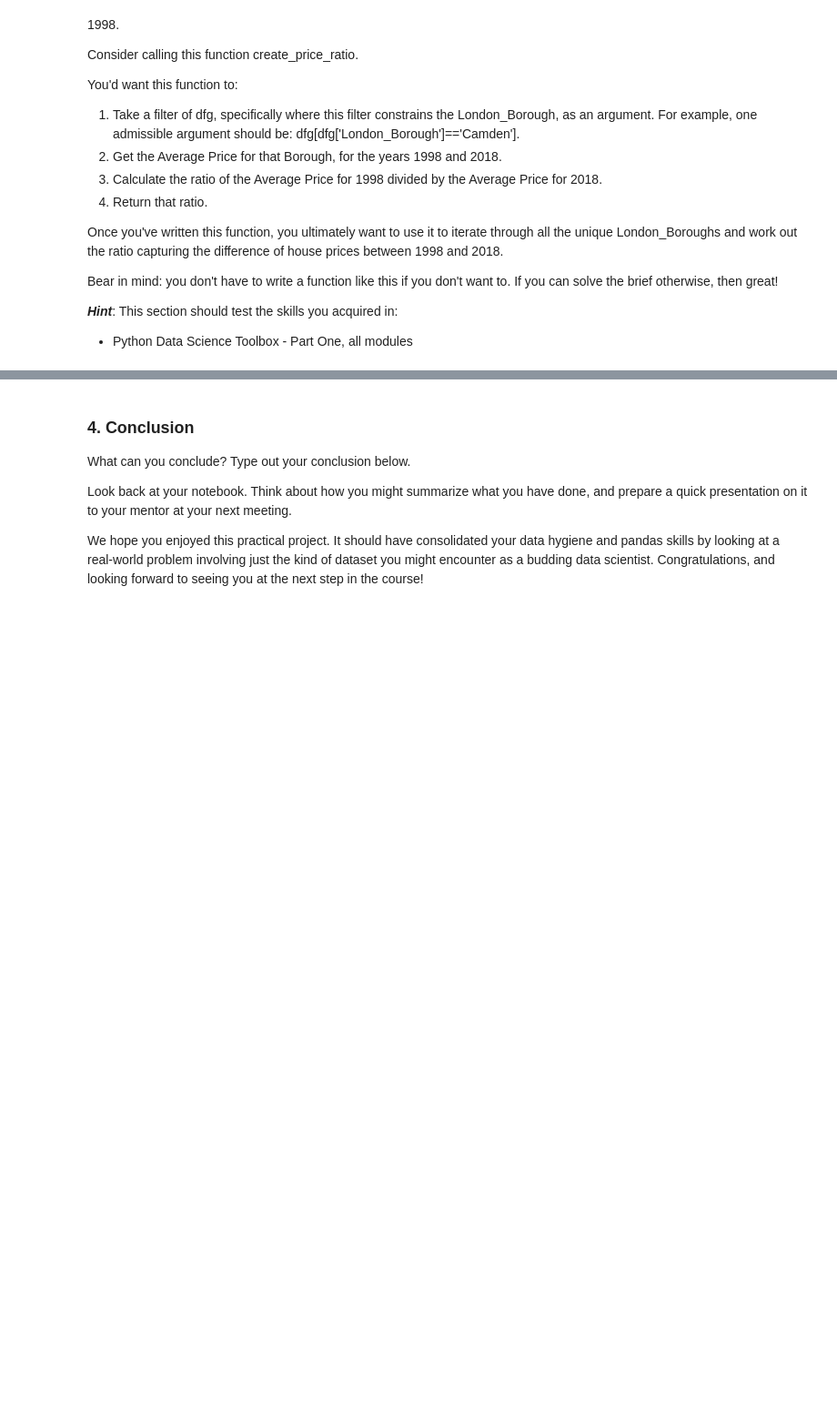
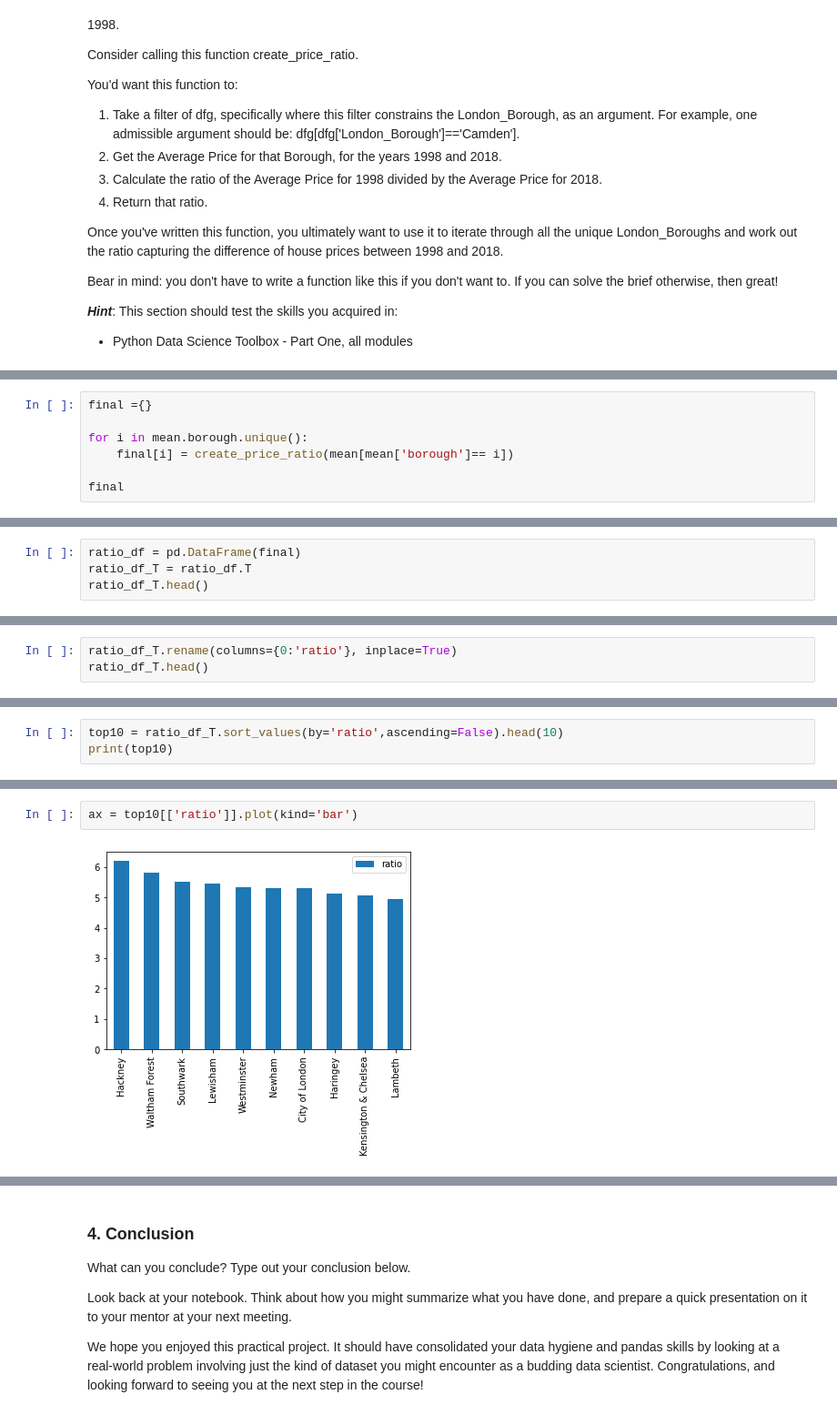
Before and after one commit to akshatgarg7/week4_springboard, a Jupyter notebook: Unit 4 Challenge - Tier 3.ipynb, the cells around one changed output, grey strips where cells are left out. Shown: that part at 91% size. Cells and saved outputs as stored; diff of their text form; blank space fills up the shorter version.

```diff
--- a/Unit 4 Challenge - Tier 3.ipynb
+++ b/Unit 4 Challenge - Tier 3.ipynb
@@ -530,0 +570,7 @@ Bear in mind: you don't have to write a function like this if you don't want to.
+# %%
+final ={}
+
+for i in mean.borough.unique():
+    final[i] = create_price_ratio(mean[mean['borough']== i])
+
+final
@@ -530,0 +595,4 @@ Bear in mind: you don't have to write a function like this if you don't want to.
+# %%
+ratio_df = pd.DataFrame(final)
+ratio_df_T = ratio_df.T
+ratio_df_T.head()
@@ -530,0 +616,3 @@ Bear in mind: you don't have to write a function like this if you don't want to.
+# %%
+ratio_df_T.rename(columns={0:'ratio'}, inplace=True)
+ratio_df_T.head()
@@ -530,0 +626,3 @@ Bear in mind: you don't have to write a function like this if you don't want to.
+# %%
+top10 = ratio_df_T.sort_values(by='ratio',ascending=False).head(10)
+print(top10)
@@ -530,0 +641,4 @@ Bear in mind: you don't have to write a function like this if you don't want to.
+# %%
+ax = top10[['ratio']].plot(kind='bar')
+# %% [output]
+[figure, added]
```
Also changed, not shown: parts of 15 cells of this notebook.
